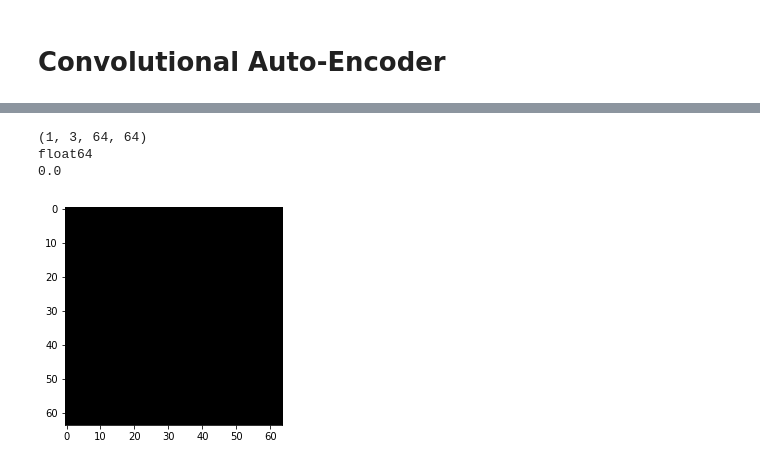
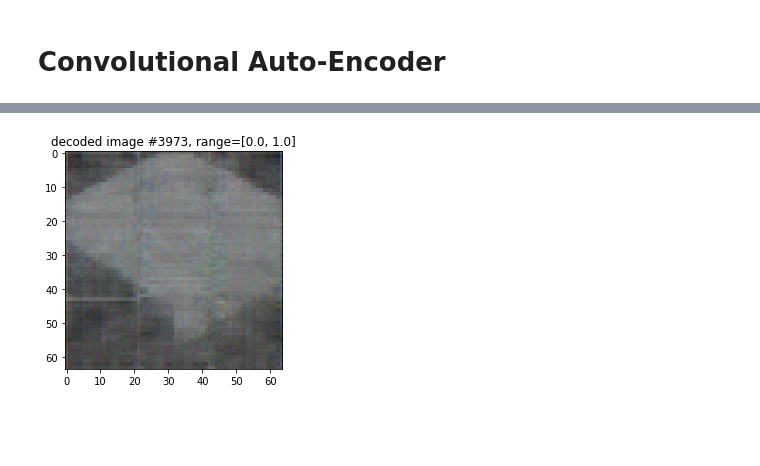
Before and after one commit to steffenricklin/RU-neurosmash, a Jupyter notebook: vae/vae.ipynb, the cells around one changed output, grey strips where cells are left out. Drawn from its saved outputs; the diff is of its cells as text; code cells hidden in the pictures; blank space fills up the shorter version.

```diff
--- a/vae/vae.ipynb
+++ b/vae/vae.ipynb
@@ -197,27 +195,17 @@ plt.legend(['train', 'valid'])
-# %%
-
-# out, _ = vae(mx.nd.array(images[0:100].reshape((-1, *shape))))
-# print(out.shape)
-# print(out.dtype)
-# out_r = mx.nd.reshape(out[2], (1,2,0))
-# print(out_r.shape)
-# # print(out_r)
-# print(out_r.dtype)
-# print(len(outputs[0]))
-outs = np.asarray(outputs)
-print(outs.shape)
-print(outs.dtype)
-outi = np.reshape(outs[0], (64,64,3))
-# environment.state2image(outi)
-print(np.max(np.interp(outi, [0.0,1.0], [0,255])))
-plt.figure()
-plt.imshow(np.interp(outi, [0.0,1.0], [0,255]))
-plt.show()
-
-# plt.imshow(out[0].reshape(shape[1], shape[2], shape[0]))
-# plt.show()
-# %% [output]
-(1, 3, 64, 64)
-float64
-0.0
-[figure, removed]
+# %%
+
+max_nr = outputs.shape[0]
+rnd = np.random.randint(int(0.95 * max_nr), max_nr)
+reconstruction = np.reshape(outputs[rnd], (size,size,3))
+
+title=f"decoded image #{rnd}, range="
+# plt.imshow(np.interp(reconstruction, [0.0,1.0], [0,255]).astype(int))
+# plt.title(title+"[0, 255]")
+# plt.show()
+
+plt.figure()
+plt.imshow(reconstruction)
+plt.title(title+"[0.0, 1.0]")
+plt.show()
+# %% [output]
+[figure, added]
```
Also changed, not shown: parts of 9 cells of this notebook, 1 other file.
